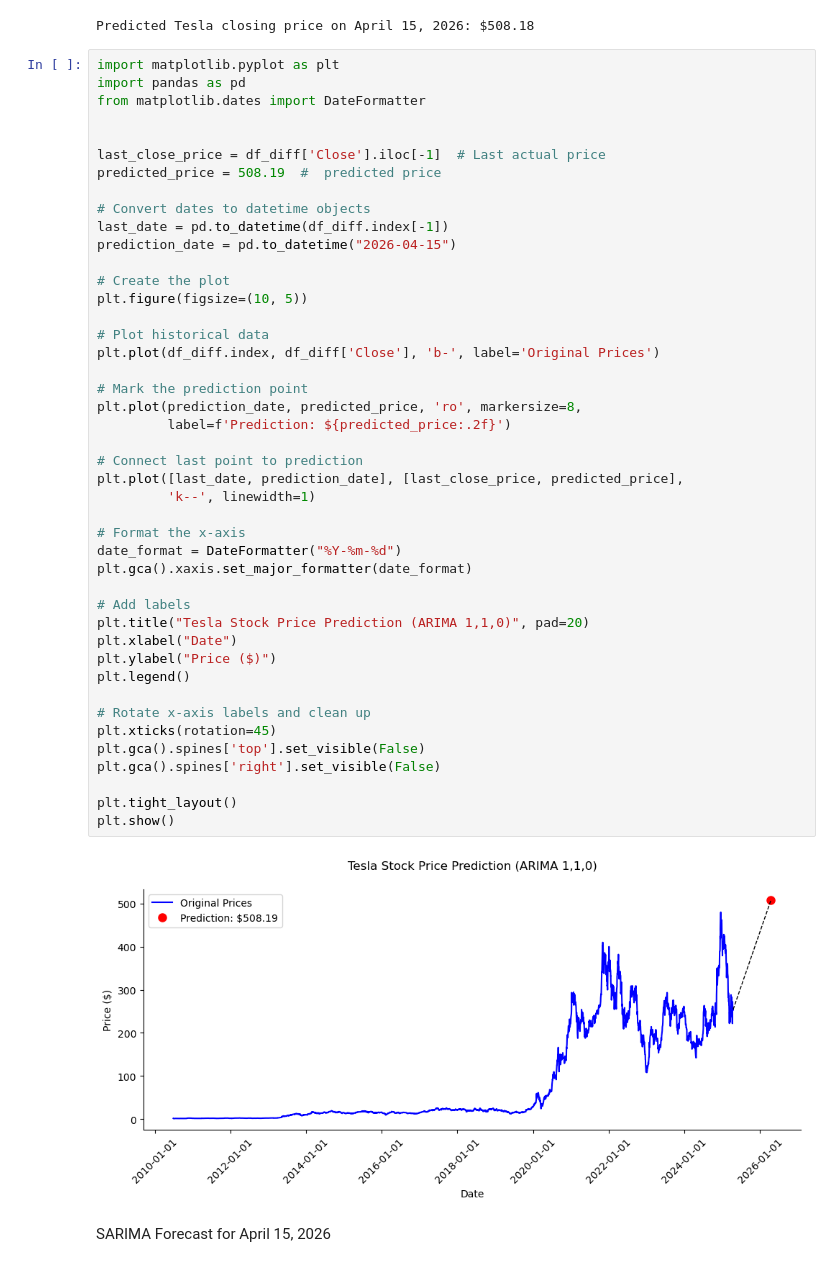
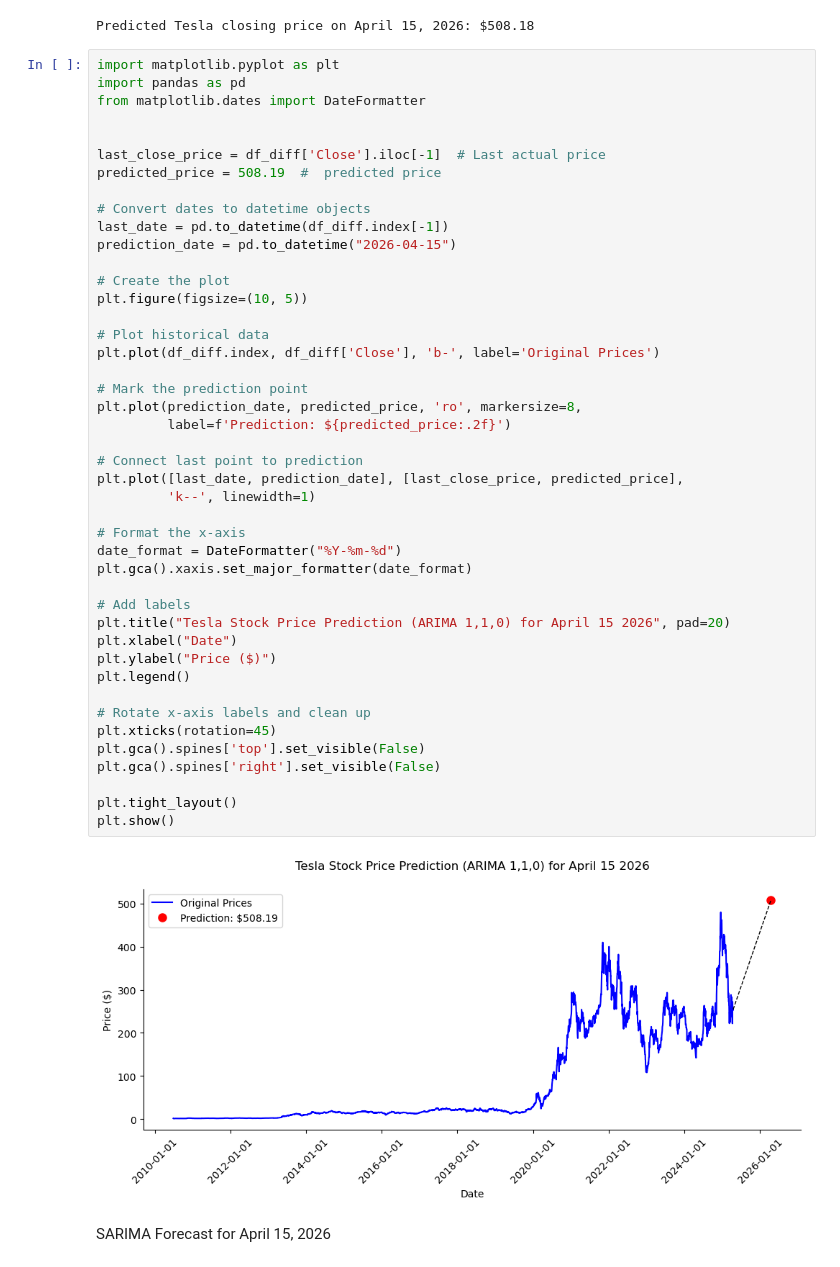
Before and after one commit to CCT-Dublin/capstone-project-Raushan0506, a Jupyter notebook: TESLA_Stock_LSTM_Prepared.ipynb, the cells around one changed output. Drawn from its saved outputs; the diff is of its cells as text.

```diff
--- a/TESLA_Stock_LSTM_Prepared.ipynb
+++ b/TESLA_Stock_LSTM_Prepared.ipynb
@@ -931,35 +931,35 @@ prediction_date = pd.to_datetime("2026-04-15")
 plt.figure(figsize=(10, 5))
 
 # Plot historical data
 plt.plot(df_diff.index, df_diff['Close'], 'b-', label='Original Prices')
 
 # Mark the prediction point
 plt.plot(prediction_date, predicted_price, 'ro', markersize=8,
          label=f'Prediction: ${predicted_price:.2f}')
 
 # Connect last point to prediction
 plt.plot([last_date, prediction_date], [last_close_price, predicted_price],
          'k--', linewidth=1)
 
 # Format the x-axis
 date_format = DateFormatter("%Y-%m-%d")
 plt.gca().xaxis.set_major_formatter(date_format)
 
 # Add labels
-plt.title("Tesla Stock Price Prediction (ARIMA 1,1,0)", pad=20)
+plt.title("Tesla Stock Price Prediction (ARIMA 1,1,0) for April 15 2026", pad=20)
 plt.xlabel("Date")
 plt.ylabel("Price ($)")
 plt.legend()
 
 # Rotate x-axis labels and clean up
 plt.xticks(rotation=45)
 plt.gca().spines['top'].set_visible(False)
 plt.gca().spines['right'].set_visible(False)
 
 plt.tight_layout()
 plt.show()
 # %% [output]
-[figure, old version]
+[figure, new version]
 # %% [markdown]
 SARIMA Forecast for April 15, 2026
 # %%
```
Also changed, not shown: parts of 9 cells of this notebook.
